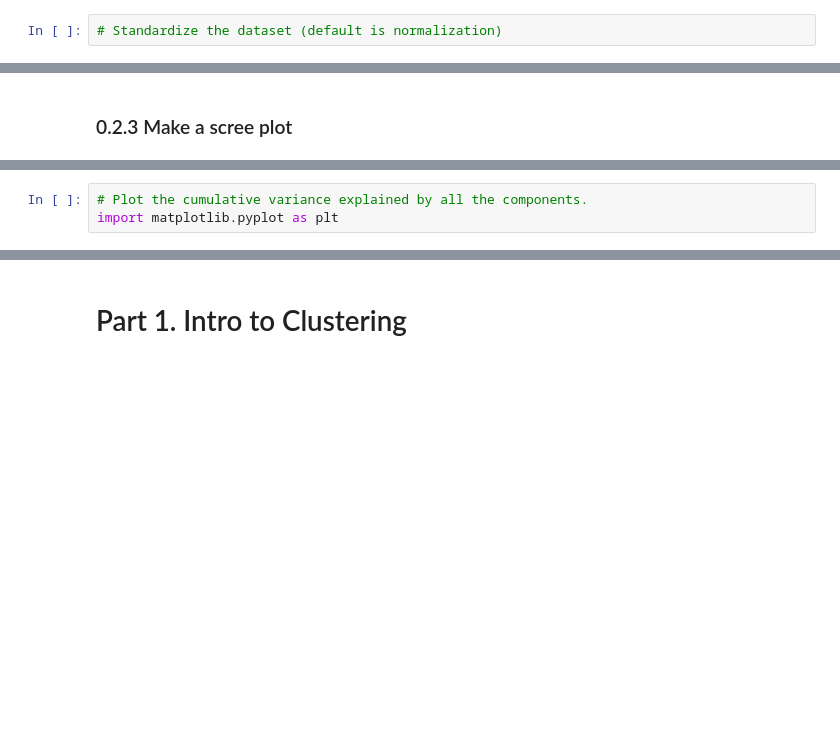
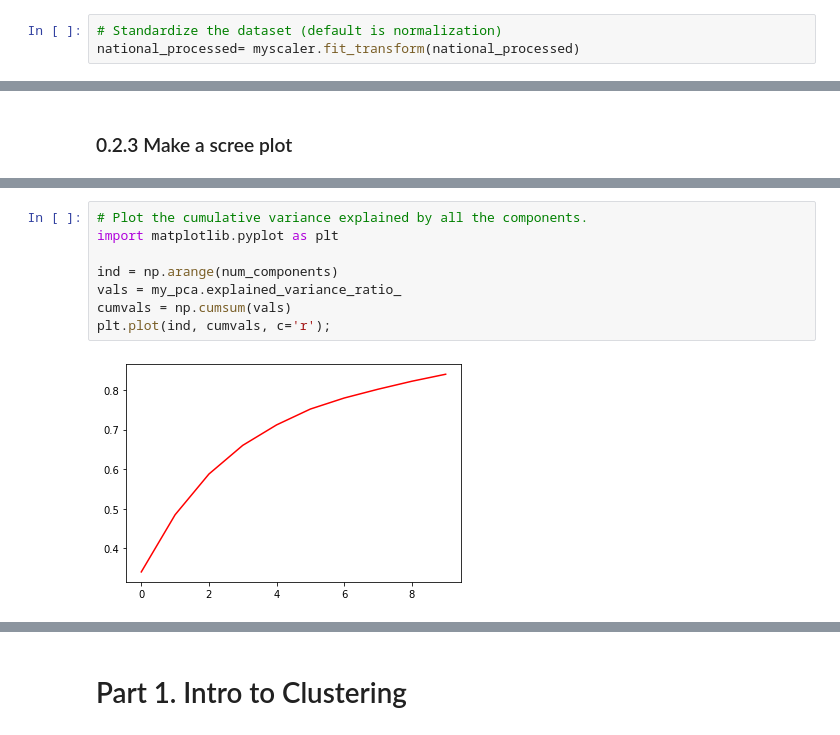
Before and after one commit to ndow33/DS-Unit-1-Sprint-3-Linear-Algebra, a Jupyter notebook: module4-clustering/Follow_along_LS_DS_134_Clustering_and_NFL.ipynb, the cells around one changed output, grey strips where cells are left out. Saved outputs shown, nothing was run; the diff lists cells and outputs as text; blank space fills up the shorter version.

```diff
--- a/module4-clustering/Follow_along_LS_DS_134_Clustering_and_NFL.ipynb
+++ b/module4-clustering/Follow_along_LS_DS_134_Clustering_and_NFL.ipynb
@@ -76,4 +115,5 @@ national.head()
 # %%
 # Standardize the dataset (default is normalization)
+national_processed= myscaler.fit_transform(national_processed)
 # %%
 # import and instantiate the PCA class
@@ -98,4 +173,11 @@ national.head()
 # %%
 # Plot the cumulative variance explained by all the components.
 import matplotlib.pyplot as plt
+
+ind = np.arange(num_components)
+vals = my_pca.explained_variance_ratio_
+cumvals = np.cumsum(vals)
+plt.plot(ind, cumvals, c='r');
+# %% [output]
+[figure, added]
 # %%
```
Also changed, not shown: parts of 89 cells of this notebook.
